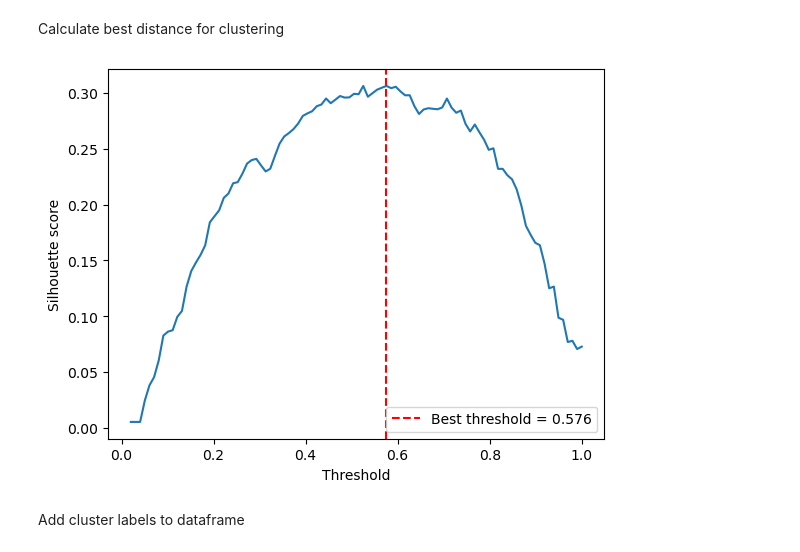
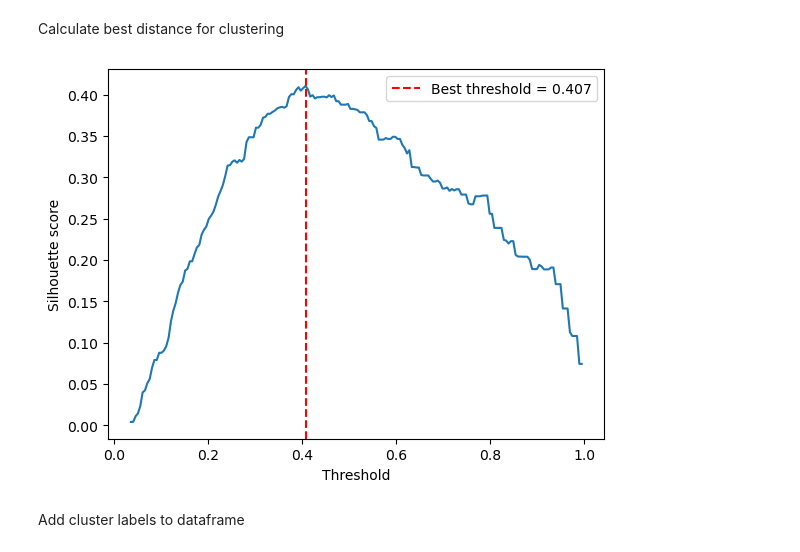
Before and after one commit to Tyler-Lam/Knottlab-Tutorials, a Jupyter notebook: regression_models/tutorial_feature_comparison.ipynb, the cells around one changed output. Saved outputs shown, nothing was run; the diff lists cells and outputs as text; code cells hidden in the pictures.

```diff
--- a/regression_models/tutorial_feature_comparison.ipynb
+++ b/regression_models/tutorial_feature_comparison.ipynb
@@ -168,7 +166,6 @@ We are interested in comparing diagnosis stage (no_sil, lsil, hsil, invasive) fo
 preselection = {
     'SCC_ADENO': 'SCC',
     'P53': 0,
-    'HR_HPV': 0
 }
 
 # Key(s) for pseudobulking. We are pseudobulking per patient
@@ -193,7 +190,8 @@ skip['primary_celltype'] = ['NOS', 'muscle', 'neural'] # Skip primary celltypes
 skip['secondary_celltype'] = ['NOS', 'muscle', 'Mast_cell', 'neural'] # Skip when primary celltype only has 1 secondary celltype
 skip['tertiary_celltype'] = ['NOS', 'muscle', 'Mast_cell', 'neural', 'Epithelial', 'Epithelial_glandular', 'Epithelial_mixed', 'Epithelium_neuroendocrine', 'NK_gdT', 'pDC'] # Skip when secondary celltype only has 1 tertiary celltype
 
-cols_to_add = [c for c in sub_feature_df.columns if 'primary_celltype_proportion_per_annot_region' in c or 'niche_cellcharter_proportion_per_annot_region' in c or 'primary_celltype_spatial_correlation' in c]
+#cols_to_add = [c for c in sub_feature_df.columns if 'primary_celltype_proportion_per_annot_region' in c or 'niche_cellcharter_proportion_per_annot_region' in c or 'primary_celltype_spatial_correlation' in c]
+cols_to_add = [c for c in sub_feature_df.columns if 'primary_celltype_proportion_per_annot_region' in c or 'primary_celltype_spatial_correlation' in c]
 
 glms.add_models_batch(cols_to_add, skip = skip, verbose = True)
 # %% [markdown]
@@ -250,11 +245,12 @@ Do the permutation testing for the likelihood ratio tests
 # Due to joblib limitations we cannot do nested parallelism
 # These are very rough estimates.
 
-jobs_dict = glms.test_run(n_perm = 100)
+jobs_dict = glms.test_run(n_perm = 200)
 print(jobs_dict)
 
-# If you don't want to do the test run, in general this will be the fastest
-# if you have many features
+# If you don't want to do the test run, in general this will be
+# the fastest if you have many features
+
 #jobs_dict = {'n_jobs': multiprocessing.cpu_count() -1, 'n_jobs_inner': 1}
 # %% [output]
 Running test permutations to job allocation
@@ -345,10 +343,10 @@ Done with FDR corrections: 0.03 min
 # %% [markdown]
 Walkthrough of calculation if interested
 # %%
-perm_df = stat_res['llr']['perm_df']
+perm_df = stat_res['llr']['perm_df'].copy()
 
 # Only look at permutations of features that are in the llr dataframe
-llr_df = stat_res['llr']['df']
+llr_df = stat_res['llr']['df'].copy()
 perm_df = perm_df.reset_index()
 perm_df = perm_df[perm_df['index'].isin(llr_df.index)]
 perm_df
@@ -425,30 +423,30 @@ Calculate best distance for clustering
 # %%
 thresholds = []
 scores = []
 best_labels = []
 best_threshold = 0
 best_score = -1
 
-for t in np.linspace(0, 1, 100):
+for t in np.linspace(0, 1, 200):
     labels = fcluster(Z, t = t, criterion = 'distance')
     n_clusters = len(np.unique(labels))
     if n_clusters > 1 and n_clusters < len(corr):
         score = silhouette_score(dist, labels = labels, metric = 'precomputed')
         thresholds.append(t)
         scores.append(score)
         if score > best_score:
             best_labels = labels
             best_threshold = t
             best_score = score
 
 plt.plot(thresholds, scores)
 plt.axvline(x = best_threshold, color = 'r', linestyle = '--', label = f'Best threshold = {best_threshold:.3f}')
 plt.xlabel("Threshold")
 plt.ylabel("Silhouette score")
 plt.legend()
 plt.show()
 # %% [output]
-[figure, old version]
+[figure, new version]
 # %% [markdown]
 Add cluster labels to dataframe
 # %%
```
Also changed, not shown: parts of 31 cells of this notebook, 6 other files.
